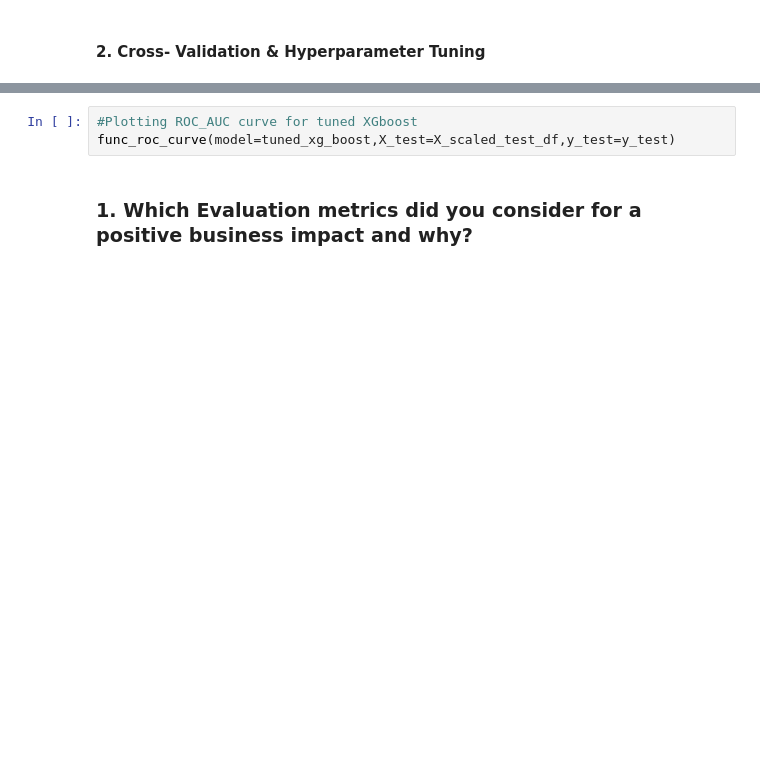
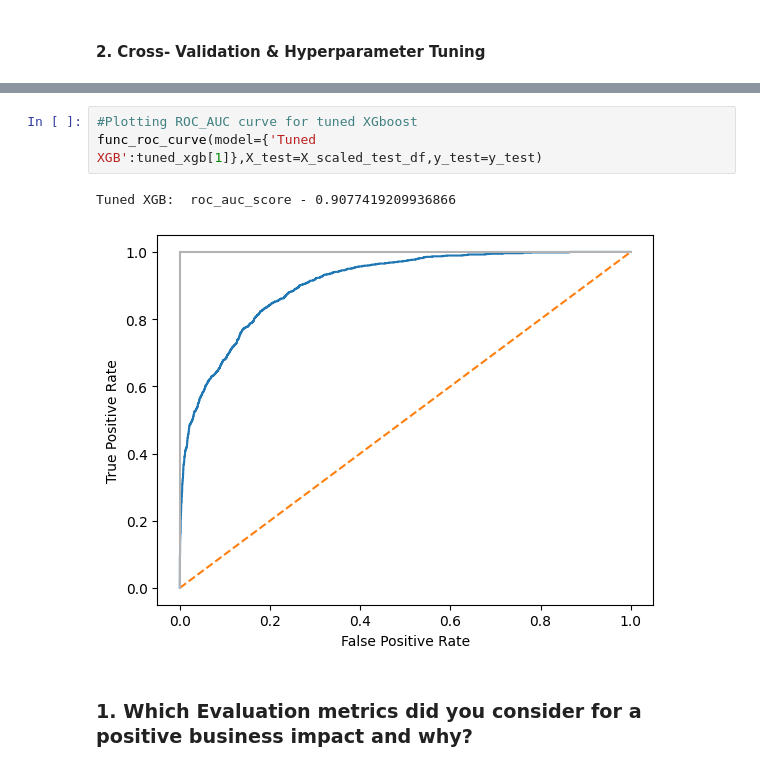
Before and after one commit to Pratik94229/Machine-Learning-Classification-Repository, a Jupyter notebook: Credit_Card_Default_final.ipynb, the cells around one changed output, grey strips where cells are left out. Cells and saved outputs as stored; diff of their text form; blank space fills up the shorter version.

```diff
--- a/Credit_Card_Default_final.ipynb
+++ b/Credit_Card_Default_final.ipynb
@@ -2285,6 +2323,9 @@ conf_matrix(model=tuned_xg_boost,X_test=X_scaled_test_df,y_test=y_test)
 # %%
 #Plotting ROC_AUC curve for tuned XGboost
-func_roc_curve(model=tuned_xg_boost,X_test=X_scaled_test_df,y_test=y_test)
+func_roc_curve(model={'Tuned XGB':tuned_xgb[1]},X_test=X_scaled_test_df,y_test=y_test)
+# %% [output]
+Tuned XGB:  roc_auc_score - 0.9077419209936866
+[figure, added]
 # %% [markdown]
 ### 1. Which Evaluation metrics did you consider for a positive business impact and why?
 # %% [markdown]
```
Also changed, not shown: parts of 40 cells of this notebook.
